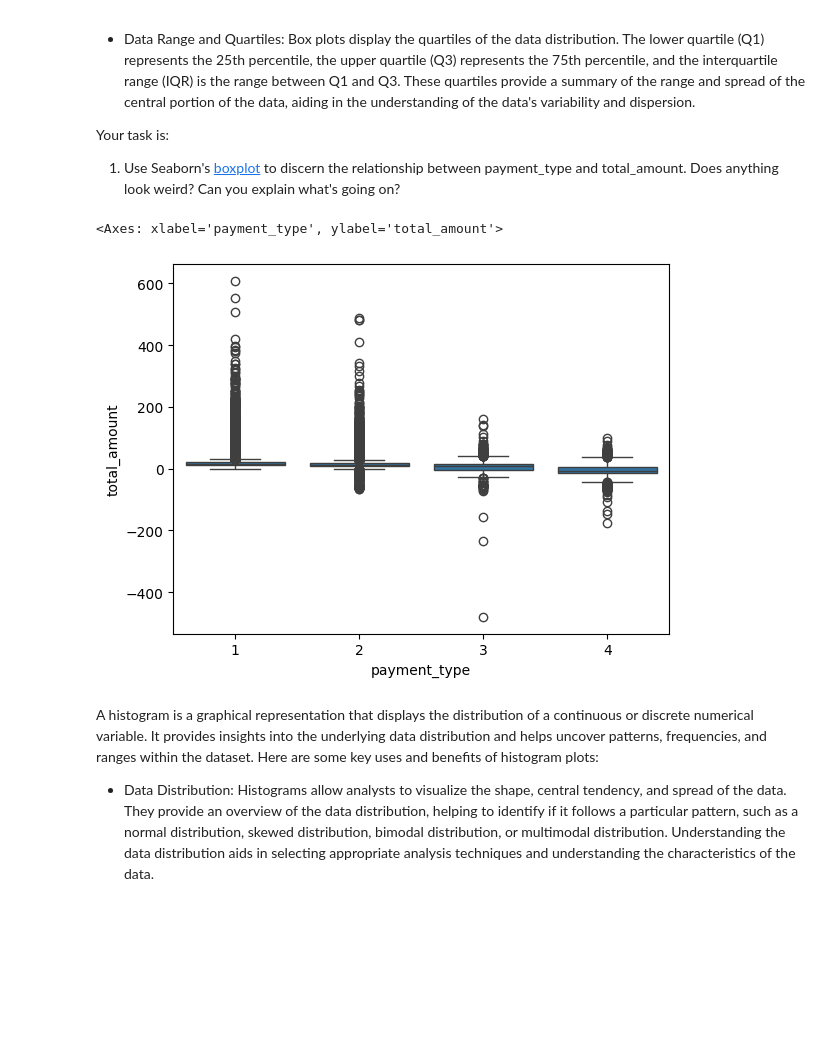
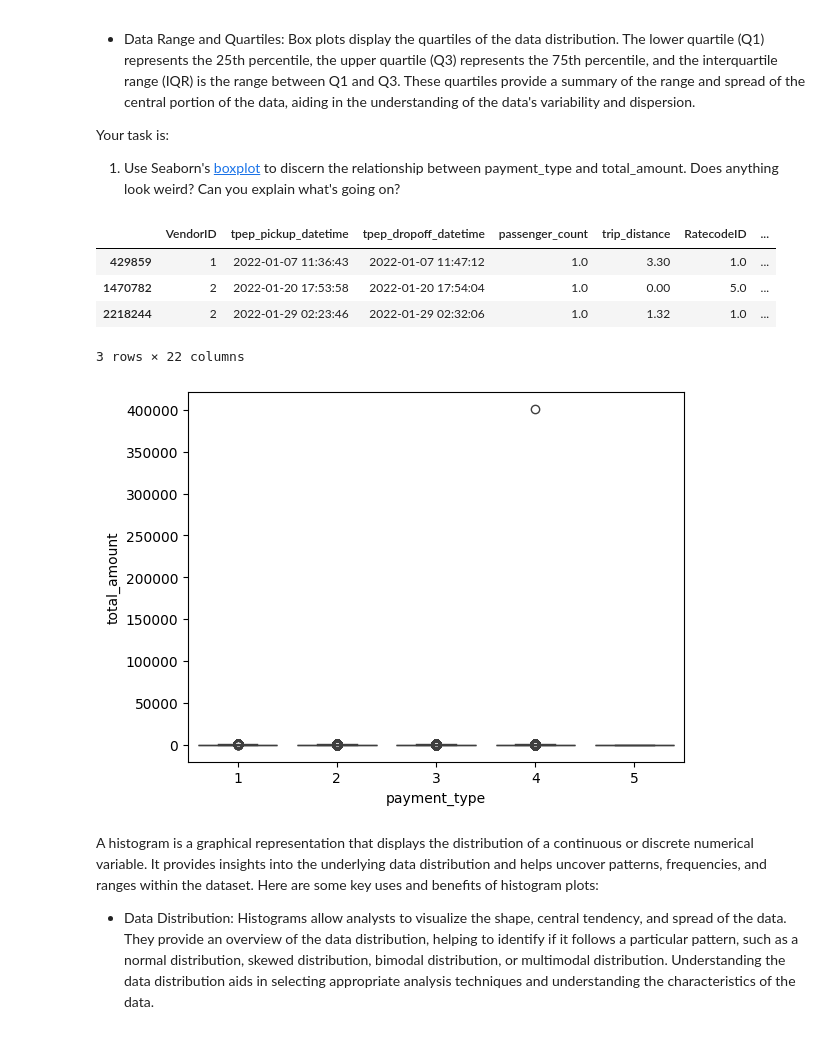
Before and after one commit to Ashok401/ooplqcp, a Jupyter notebook: Student_MLE_MiniProject_EDA.ipynb, the cells around one changed output. Saved outputs shown, nothing was run; the diff lists cells and outputs as text; code cells hidden in the pictures; blank space fills up the shorter version.

```diff
--- a/Student_MLE_MiniProject_EDA.ipynb
+++ b/Student_MLE_MiniProject_EDA.ipynb
@@ -197,10 +197,15 @@ Your task is:
   1. Use Seaborn's [boxplot](https://seaborn.pydata.org/generated/seaborn.boxplot.html) to discern the relationship between payment_type and total_amount. Does anything look weird? Can you explain what's going on?
 # %%
 # Create a box plot of total amount by payment type. Do you see anything odd?
-sns.boxplot(x='payment_type', y='total_amount', data=sample_df)
+sns.boxplot(x='payment_type', y='total_amount', data=df)
+df[df['total_amount']> 700] # There is outlier due to total_amount = 401095.62
 # %% [output]
+|  | VendorID | tpep_pickup_datetime | tpep_dropoff_datetime | passenger_count | trip_distance | RatecodeID | ... |
+| 429859 | 1 | 2022-01-07 11:36:43 | 2022-01-07 11:47:12 | 1.0 | 3.30 | 1.0 | ... |
+| 1470782 | 2 | 2022-01-20 17:53:58 | 2022-01-20 17:54:04 | 1.0 | 0.00 | 5.0 | ... |
+| 2218244 | 2 | 2022-01-29 02:23:46 | 2022-01-29 02:32:06 | 1.0 | 1.32 | 1.0 | ... |
-<Axes: xlabel='payment_type', ylabel='total_amount'>
+3 rows × 22 columns
-[figure, old version]
+[figure, new version]
 # %% [markdown]
 A histogram is a graphical representation that displays the distribution of a continuous or discrete numerical variable. It provides insights into the underlying data distribution and helps uncover patterns, frequencies, and ranges within the dataset. Here are some key uses and benefits of histogram plots:
 
```
